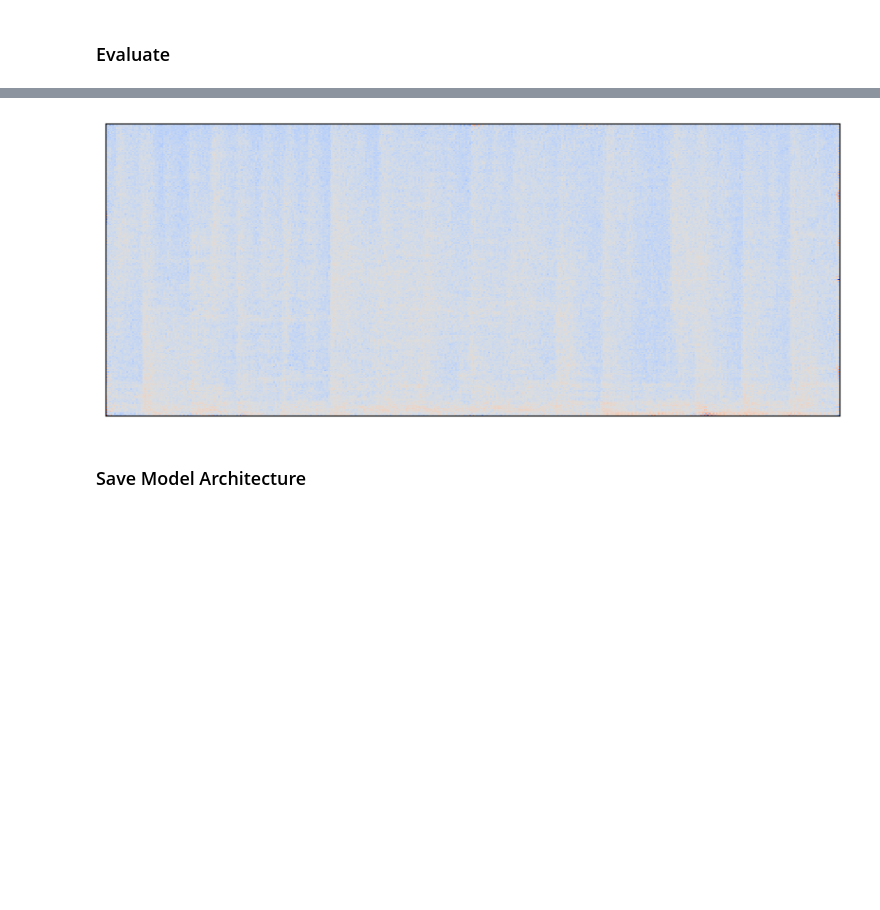
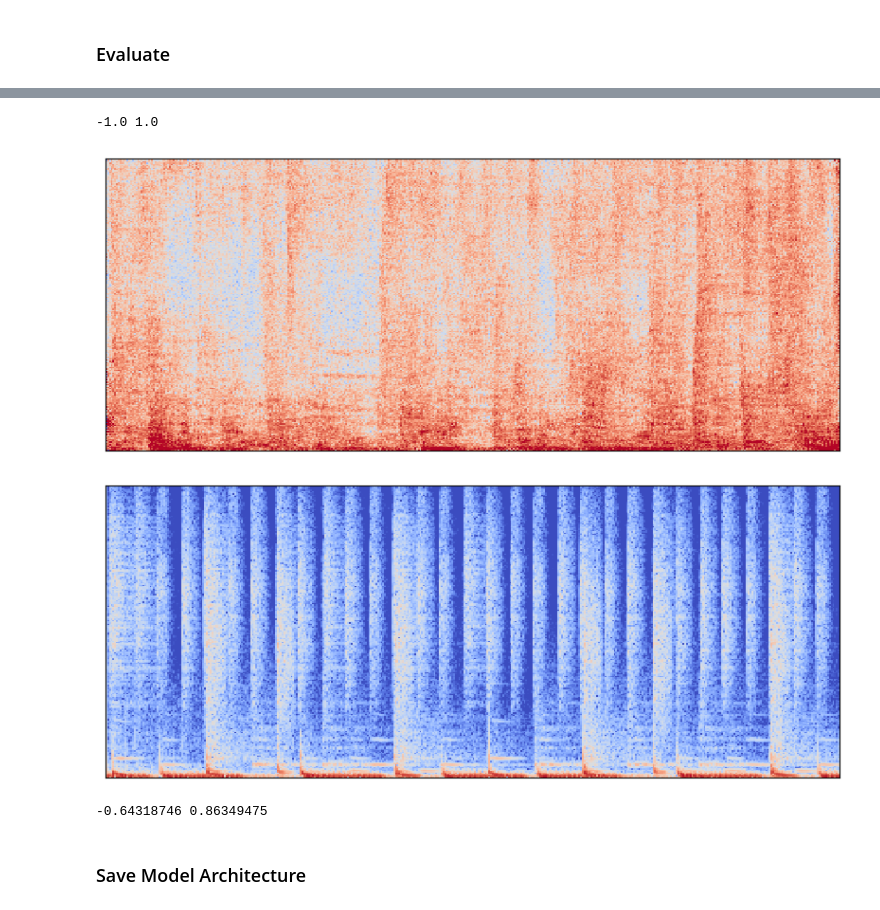
Before and after one commit to FinianLandes/MA_Diffusion, a Jupyter notebook: MainScripts/Eval Diffusion.ipynb, the cells around one changed output, grey strips where cells are left out. Drawn from its saved outputs; the diff is of its cells as text; code cells hidden in the pictures; blank space fills up the shorter version.

```diff
--- a/MainScripts/Eval Diffusion.ipynb
+++ b/MainScripts/Eval Diffusion.ipynb
@@ -89,6 +89,6 @@ model = Diffusion(model=u_net, noise_steps=diffusion_timesteps, noise_schedule="
 # %% [markdown]
 ### Evaluate
 # %%
-bwd_pass(model, n_samples=8, file_name="test")
-#x: ndarray = model.bwd_diffusion(n_samples=8)
+#bwd_pass(model, n_samples=8, file_name="test")
+x: ndarray = model.bwd_diffusion(n_samples=8)
 # %% [output]
@@ -123,10 +97,16 @@ Step 480:
 # %%
 #model.visualize_diffusion_steps(torch.tensor(file[:1]), 10)
 x[2,0] = normalize(x[2,0], -1, 1)
-visualize_spectogram(x[2,0])
-save_spectogram(x[0,0], "Results/spec_dif_v3.jpg")
+print(np.min(x[4,0]), np.max(x[4,0]))
+visualize_spectogram(x[4,0])
+visualize_spectogram(file[8])
+print(np.min(file[8]), np.max(file[8]))
+#save_spectogram(x[0,0], "Results/spec_dif_v3.jpg")
 # %% [output]
+-1.0 1.0
-[figure, old version]
+[figure, new version]
+[figure, added]
+-0.64318746 0.86349475
 # %% [markdown]
 ### Save Model Architecture
 # %%
```
Also changed, not shown: parts of 2 cells of this notebook, 5 other files.
